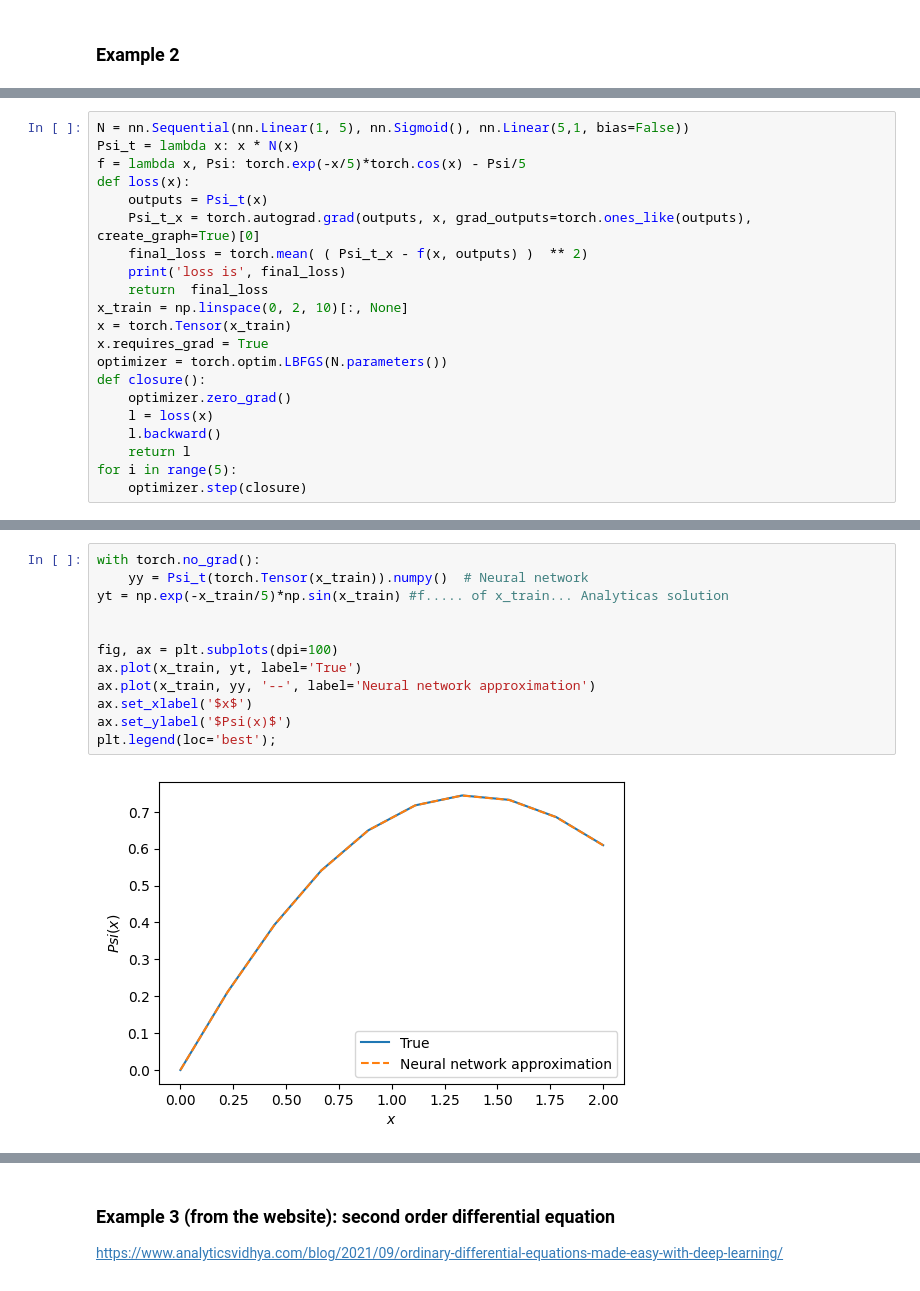
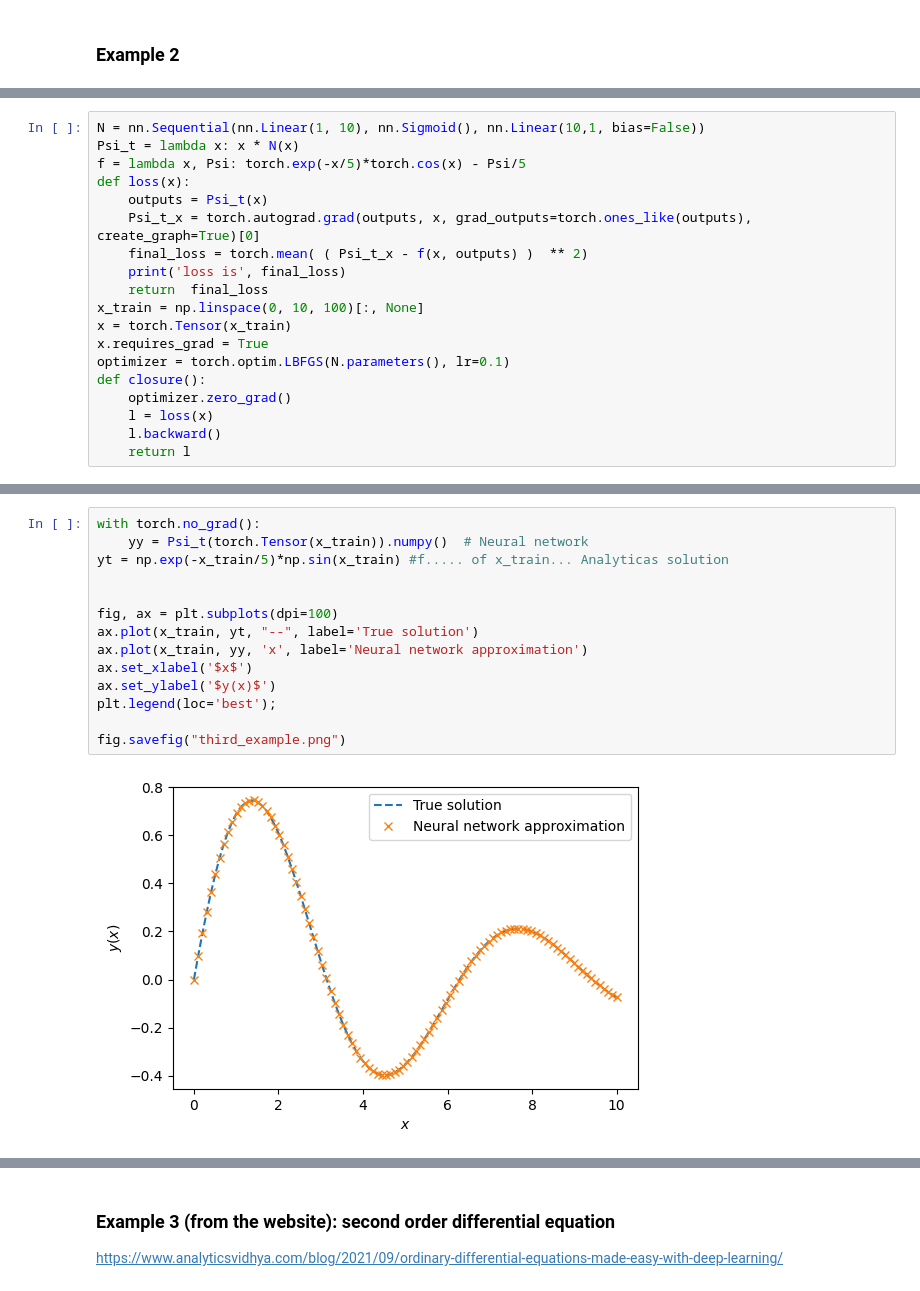
Before and after one commit to nicolahcm/neural_net_sito_conference, a Jupyter notebook: sito_conference.ipynb, the cells around one changed output, grey strips where cells are left out. Saved outputs shown, nothing was run; the diff lists cells and outputs as text.

```diff
--- a/sito_conference.ipynb
+++ b/sito_conference.ipynb
@@ -93,5 +93,5 @@ $$ \bar{\Psi} = e^{-x/5}\cos(x)$$
 # %%
-N = nn.Sequential(nn.Linear(1, 5), nn.Sigmoid(), nn.Linear(5,1, bias=False))
+N = nn.Sequential(nn.Linear(1, 10), nn.Sigmoid(), nn.Linear(10,1, bias=False))
 Psi_t = lambda x: x * N(x)
 f = lambda x, Psi: torch.exp(-x/5)*torch.cos(x) - Psi/5
 def loss(x):
@@ -100,14 +100,12 @@ def loss(x):
     final_loss = torch.mean( ( Psi_t_x - f(x, outputs) )  ** 2)
     print('loss is', final_loss)
     return  final_loss
-x_train = np.linspace(0, 2, 10)[:, None]
+x_train = np.linspace(0, 10, 100)[:, None]
 x = torch.Tensor(x_train)
 x.requires_grad = True
-optimizer = torch.optim.LBFGS(N.parameters())
+optimizer = torch.optim.LBFGS(N.parameters(), lr=0.1)
 def closure():
     optimizer.zero_grad()
     l = loss(x)
     l.backward()
     return l
-for i in range(5):
-    optimizer.step(closure)
@@ -132,14 +121,16 @@ loss is tensor(1.0723e-06, grad_fn=<MeanBackward0>)
 # %%
 with torch.no_grad():
     yy = Psi_t(torch.Tensor(x_train)).numpy()  # Neural network
 yt = np.exp(-x_train/5)*np.sin(x_train) #f..... of x_train... Analyticas solution
 
 
 fig, ax = plt.subplots(dpi=100)
-ax.plot(x_train, yt, label='True')
-ax.plot(x_train, yy, '--', label='Neural network approximation')
+ax.plot(x_train, yt, "--", label='True solution')
+ax.plot(x_train, yy, 'x', label='Neural network approximation')
 ax.set_xlabel('$x$')
-ax.set_ylabel('$Psi(x)$')
+ax.set_ylabel('$y(x)$')
 plt.legend(loc='best');
+
+fig.savefig("third_example.png")
 # %% [output]
-[figure, old version]
+[figure, new version]
```
Also changed, not shown: parts of 5 cells of this notebook, 4 other files.
